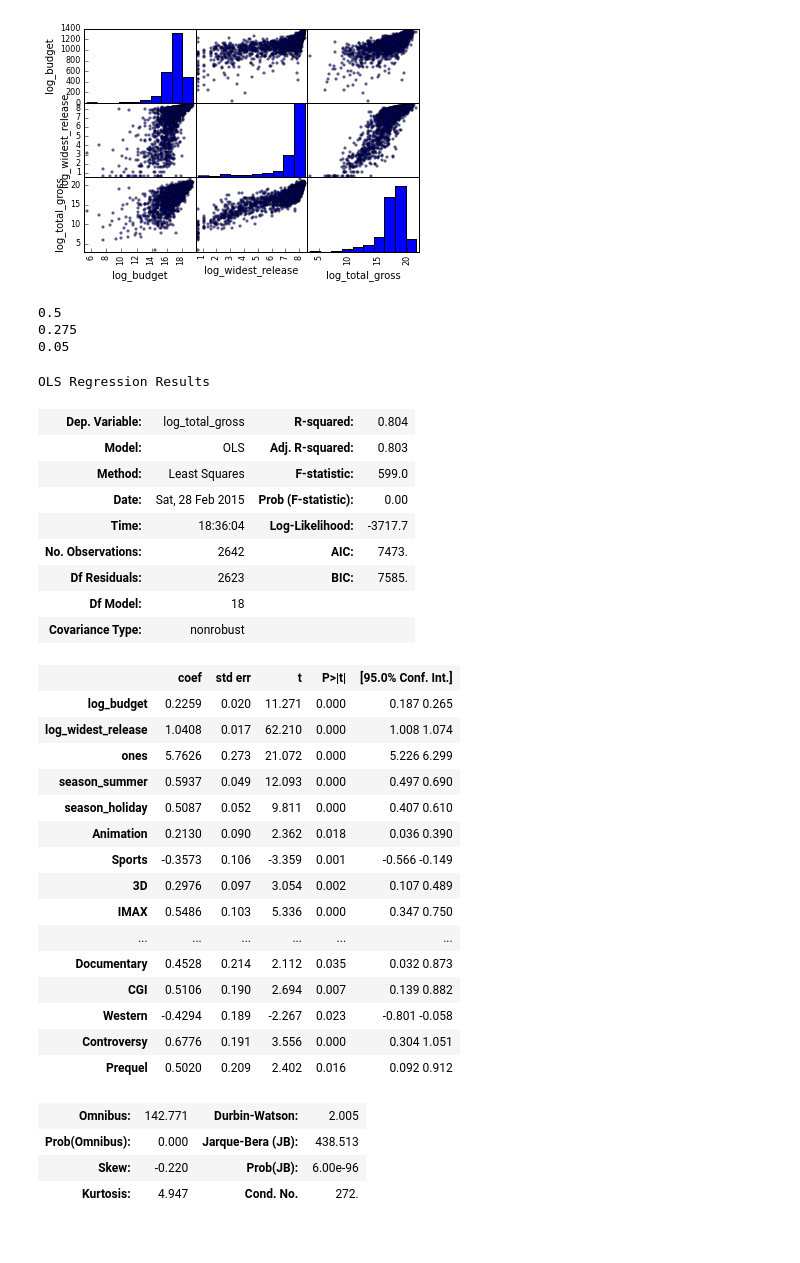
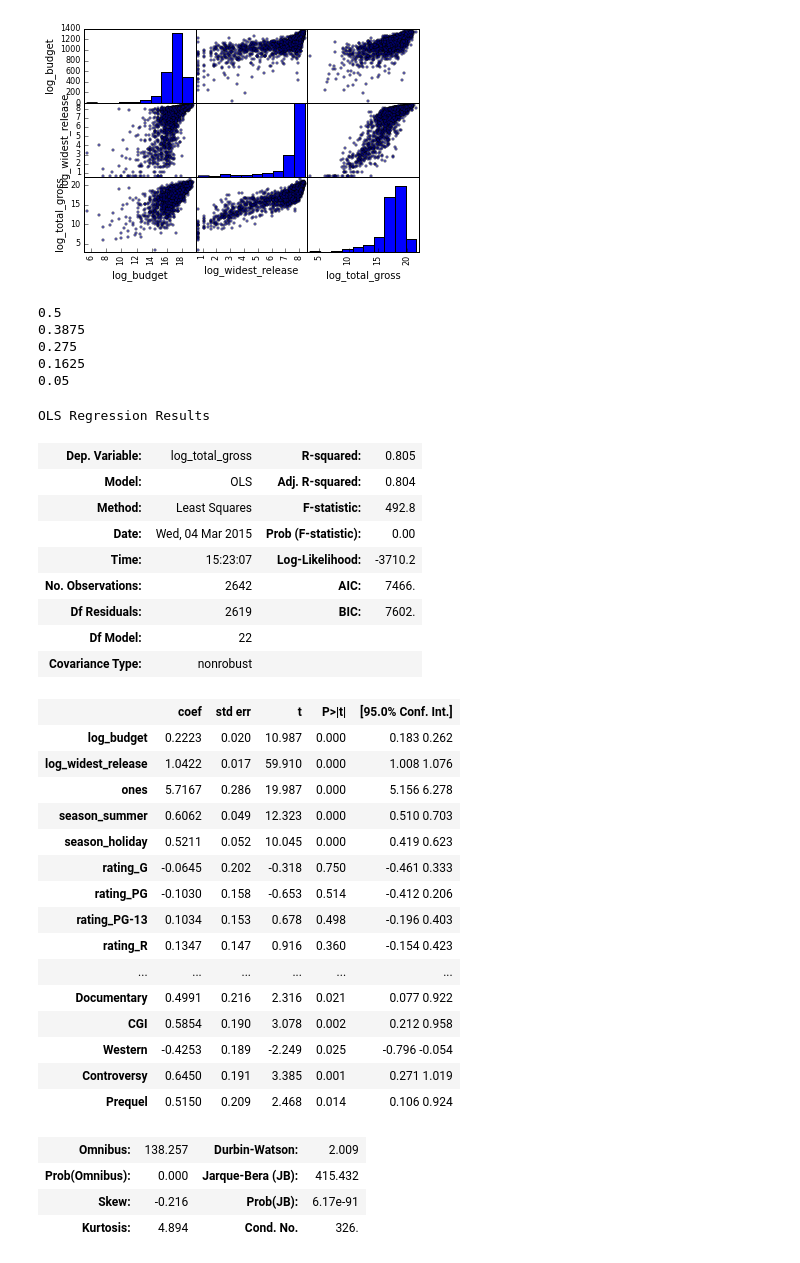
Before and after one commit to michaelmoliterno/metis-projects, a Jupyter notebook: luther/MovieAnalysis.ipynb, the cells around one changed output. Drawn from its saved outputs; the diff is of its cells as text; code cells hidden in the pictures.

```diff
--- a/luther/MovieAnalysis.ipynb
+++ b/luther/MovieAnalysis.ipynb
@@ -460,7 +456,7 @@ array([[<matplotlib.axes._subplots.AxesSubplot object at 0x...>,
 all_models = {}
 
 #initial model (cols to ALWAYS keep)
-x_cols_model = ['log_budget','log_widest_release','ones'] + model_seasons # + model_ratings
+x_cols_model = ['log_budget','log_widest_release','ones'] + model_seasons + model_ratings
 x_cols_test = model_genres
 
 # the cols we are adding are the cols to test and potentially eliminate
@@ -477,57 +473,59 @@ num = math.ceil(math.log(len(x_cols)))
 p_val_thresholds = np.linspace(.5,.05,num)
 
 for p_val in p_val_thresholds:
 
     print p_val
 
     cols_to_keep = []
 
     for coef in linmodel.pvalues.iteritems():
         if coef[0] not in x_cols_model:
             if coef[1] < p_val:
                 cols_to_keep.append(coef[0])
 
 
     x_cols = x_cols_model + cols_to_keep
     y = movies_df['log_total_gross']
     X = movies_df[x_cols]
 
     linmodel = sm.OLS(y, X).fit()
     all_models[p_val] = [linmodel,x_cols]
 
 model_genres = cols_to_keep
 linmodel.summary()
 # %% [output]
 0.5
+0.3875
 0.275
+0.1625
 0.05
 OLS Regression Results
-| Dep. Variable: | log_total_gross | R-squared: | 0.804 |
-| Model: | OLS | Adj. R-squared: | 0.803 |
-| Method: | Least Squares | F-statistic: | 599.0 |
-| Date: | Sat, 28 Feb 2015 | Prob (F-statistic): | 0.00 |
-| Time: | 18:36:04 | Log-Likelihood: | -3717.7 |
-| No. Observations: | 2642 | AIC: | 7473. |
-| Df Residuals: | 2623 | BIC: | 7585. |
-| Df Model: | 18 |  |  |
+| Dep. Variable: | log_total_gross | R-squared: | 0.805 |
+| Model: | OLS | Adj. R-squared: | 0.804 |
+| Method: | Least Squares | F-statistic: | 492.8 |
+| Date: | Wed, 04 Mar 2015 | Prob (F-statistic): | 0.00 |
+| Time: | 15:23:07 | Log-Likelihood: | -3710.2 |
+| No. Observations: | 2642 | AIC: | 7466. |
+| Df Residuals: | 2619 | BIC: | 7602. |
+| Df Model: | 22 |  |  |
 | Covariance Type: | nonrobust |  |  |
 |  | coef | std err | t | P>|t| | [95.0% Conf. Int.] |
-| log_budget | 0.2259 | 0.020 | 11.271 | 0.000 | 0.187 0.265 |
-| log_widest_release | 1.0408 | 0.017 | 62.210 | 0.000 | 1.008 1.074 |
-| ones | 5.7626 | 0.273 | 21.072 | 0.000 | 5.226 6.299 |
-| season_summer | 0.5937 | 0.049 | 12.093 | 0.000 | 0.497 0.690 |
-| season_holiday | 0.5087 | 0.052 | 9.811 | 0.000 | 0.407 0.610 |
-| Animation | 0.2130 | 0.090 | 2.362 | 0.018 | 0.036 0.390 |
-| Sports | -0.3573 | 0.106 | -3.359 | 0.001 | -0.566 -0.149 |
-| 3D | 0.2976 | 0.097 | 3.054 | 0.002 | 0.107 0.489 |
-| IMAX | 0.5486 | 0.103 | 5.336 | 0.000 | 0.347 0.750 |
+| log_budget | 0.2223 | 0.020 | 10.987 | 0.000 | 0.183 0.262 |
+| log_widest_release | 1.0422 | 0.017 | 59.910 | 0.000 | 1.008 1.076 |
+| ones | 5.7167 | 0.286 | 19.987 | 0.000 | 5.156 6.278 |
+| season_summer | 0.6062 | 0.049 | 12.323 | 0.000 | 0.510 0.703 |
+| season_holiday | 0.5211 | 0.052 | 10.045 | 0.000 | 0.419 0.623 |
+| rating_G | -0.0645 | 0.202 | -0.318 | 0.750 | -0.461 0.333 |
+| rating_PG | -0.1030 | 0.158 | -0.653 | 0.514 | -0.412 0.206 |
+| rating_PG-13 | 0.1034 | 0.153 | 0.678 | 0.498 | -0.196 0.403 |
+| rating_R | 0.1347 | 0.147 | 0.916 | 0.360 | -0.154 0.423 |
 | ... | ... | ... | ... | ... | ... |
-| Documentary | 0.4528 | 0.214 | 2.112 | 0.035 | 0.032 0.873 |
-| CGI | 0.5106 | 0.190 | 2.694 | 0.007 | 0.139 0.882 |
-| Western | -0.4294 | 0.189 | -2.267 | 0.023 | -0.801 -0.058 |
-| Controversy | 0.6776 | 0.191 | 3.556 | 0.000 | 0.304 1.051 |
-| Prequel | 0.5020 | 0.209 | 2.402 | 0.016 | 0.092 0.912 |
+| Documentary | 0.4991 | 0.216 | 2.316 | 0.021 | 0.077 0.922 |
+| CGI | 0.5854 | 0.190 | 3.078 | 0.002 | 0.212 0.958 |
+| Western | -0.4253 | 0.189 | -2.249 | 0.025 | -0.796 -0.054 |
+| Controversy | 0.6450 | 0.191 | 3.385 | 0.001 | 0.271 1.019 |
+| Prequel | 0.5150 | 0.209 | 2.468 | 0.014 | 0.106 0.924 |
-| Omnibus: | 142.771 | Durbin-Watson: | 2.005 |
-| Prob(Omnibus): | 0.000 | Jarque-Bera (JB): | 438.513 |
-| Skew: | -0.220 | Prob(JB): | 6.00e-96 |
-| Kurtosis: | 4.947 | Cond. No. | 272. |
+| Omnibus: | 138.257 | Durbin-Watson: | 2.009 |
+| Prob(Omnibus): | 0.000 | Jarque-Bera (JB): | 415.432 |
+| Skew: | -0.216 | Prob(JB): | 6.17e-91 |
+| Kurtosis: | 4.894 | Cond. No. | 326. |
```
Also changed, not shown: parts of 20 cells of this notebook.
